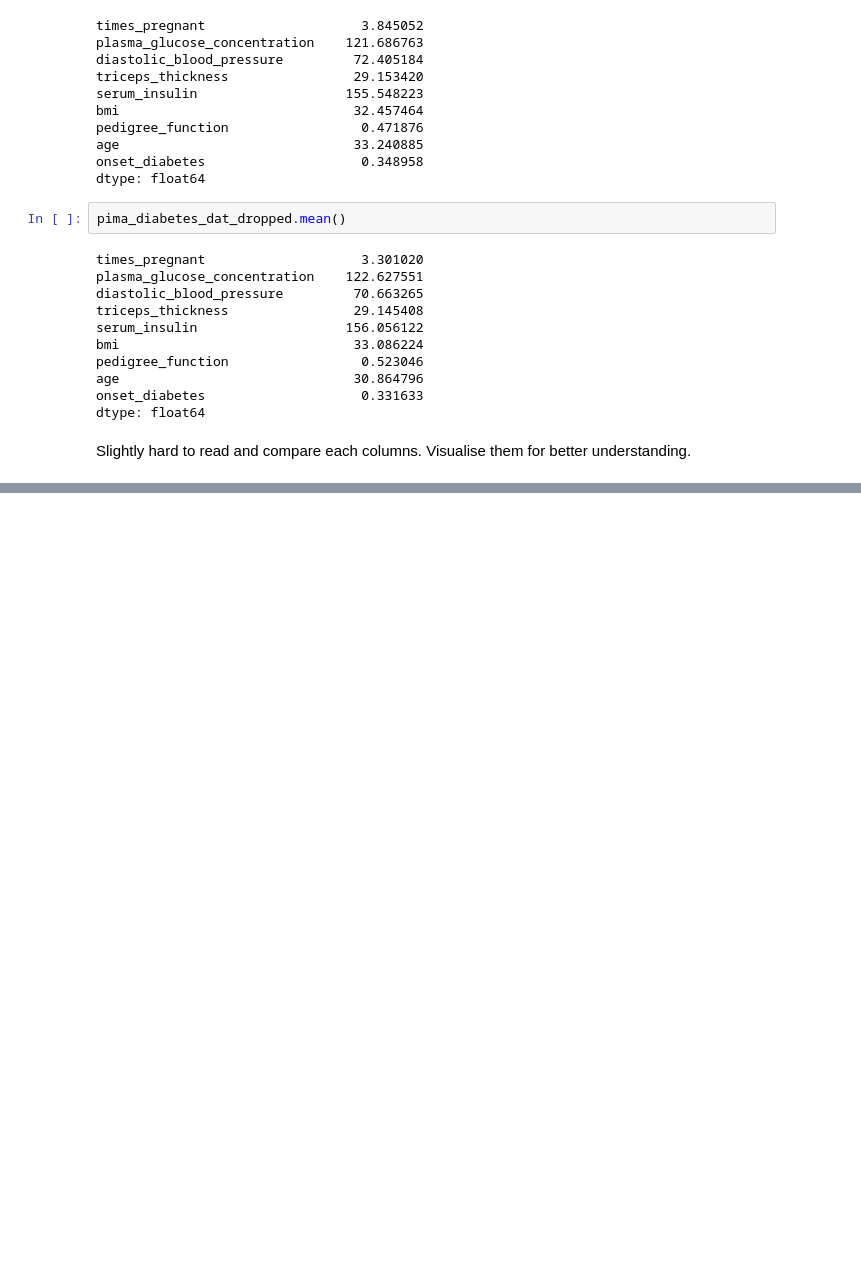
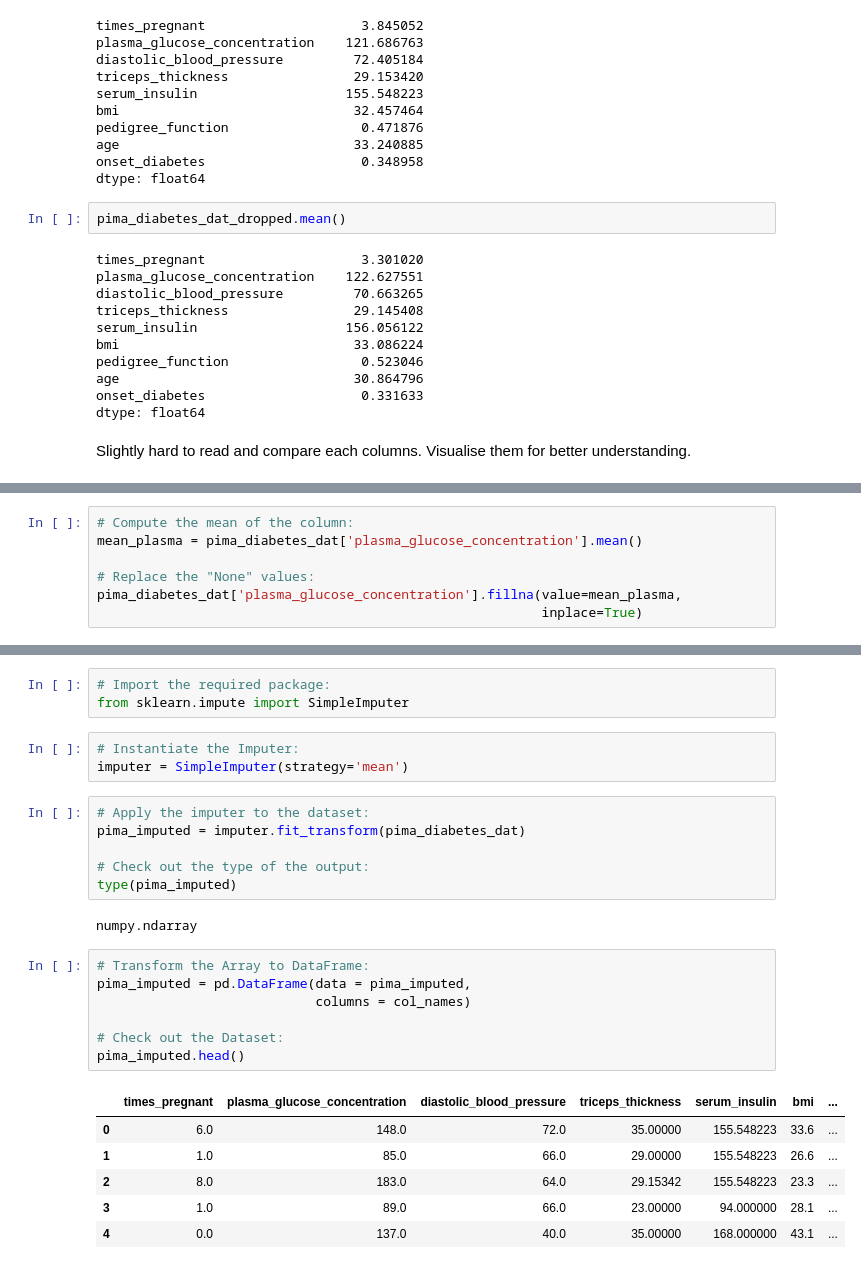
Before and after one commit to ylee9107/FeatureEngineering_myLearning, a Jupyter notebook: 1 - Feature Improvements/Feature Improvement.ipynb, the cells around one changed output, grey strips where cells are left out. Saved outputs shown, nothing was run; the diff lists cells and outputs as text; blank space fills up the shorter version.

```diff
--- a/1 - Feature Improvements/Feature Improvement.ipynb
+++ b/1 - Feature Improvements/Feature Improvement.ipynb
@@ -459,0 +537,7 @@ Text(0, 0.5, '% Change.')
+# %%
+# Compute the mean of the column:
+mean_plasma = pima_diabetes_dat['plasma_glucose_concentration'].mean()
+
+# Replace the "None" values:
+pima_diabetes_dat['plasma_glucose_concentration'].fillna(value=mean_plasma,
+                                                         inplace=True)
@@ -459,0 +576,28 @@ Text(0, 0.5, '% Change.')
+# %%
+# Import the required package:
+from sklearn.impute import SimpleImputer
+# %%
+# Instantiate the Imputer:
+imputer = SimpleImputer(strategy='mean')
+# %%
+# Apply the imputer to the dataset:
+pima_imputed = imputer.fit_transform(pima_diabetes_dat)
+
+# Check out the type of the output:
+type(pima_imputed)
+# %% [output]
+numpy.ndarray
+# %%
+# Transform the Array to DataFrame:
+pima_imputed = pd.DataFrame(data = pima_imputed,
+                            columns = col_names)
+
+# Check out the Dataset:
+pima_imputed.head()
+# %% [output]
+|  | times_pregnant | plasma_glucose_concentration | diastolic_blood_pressure | triceps_thickness | serum_insulin | bmi | ... |
+| 0 | 6.0 | 148.0 | 72.0 | 35.00000 | 155.548223 | 33.6 | ... |
+| 1 | 1.0 | 85.0 | 66.0 | 29.00000 | 155.548223 | 26.6 | ... |
+| 2 | 8.0 | 183.0 | 64.0 | 29.15342 | 155.548223 | 23.3 | ... |
+| 3 | 1.0 | 89.0 | 66.0 | 23.00000 | 94.000000 | 28.1 | ... |
+| 4 | 0.0 | 137.0 | 40.0 | 35.00000 | 168.000000 | 43.1 | ... |
```
Also changed, not shown: parts of 32 cells of this notebook.
